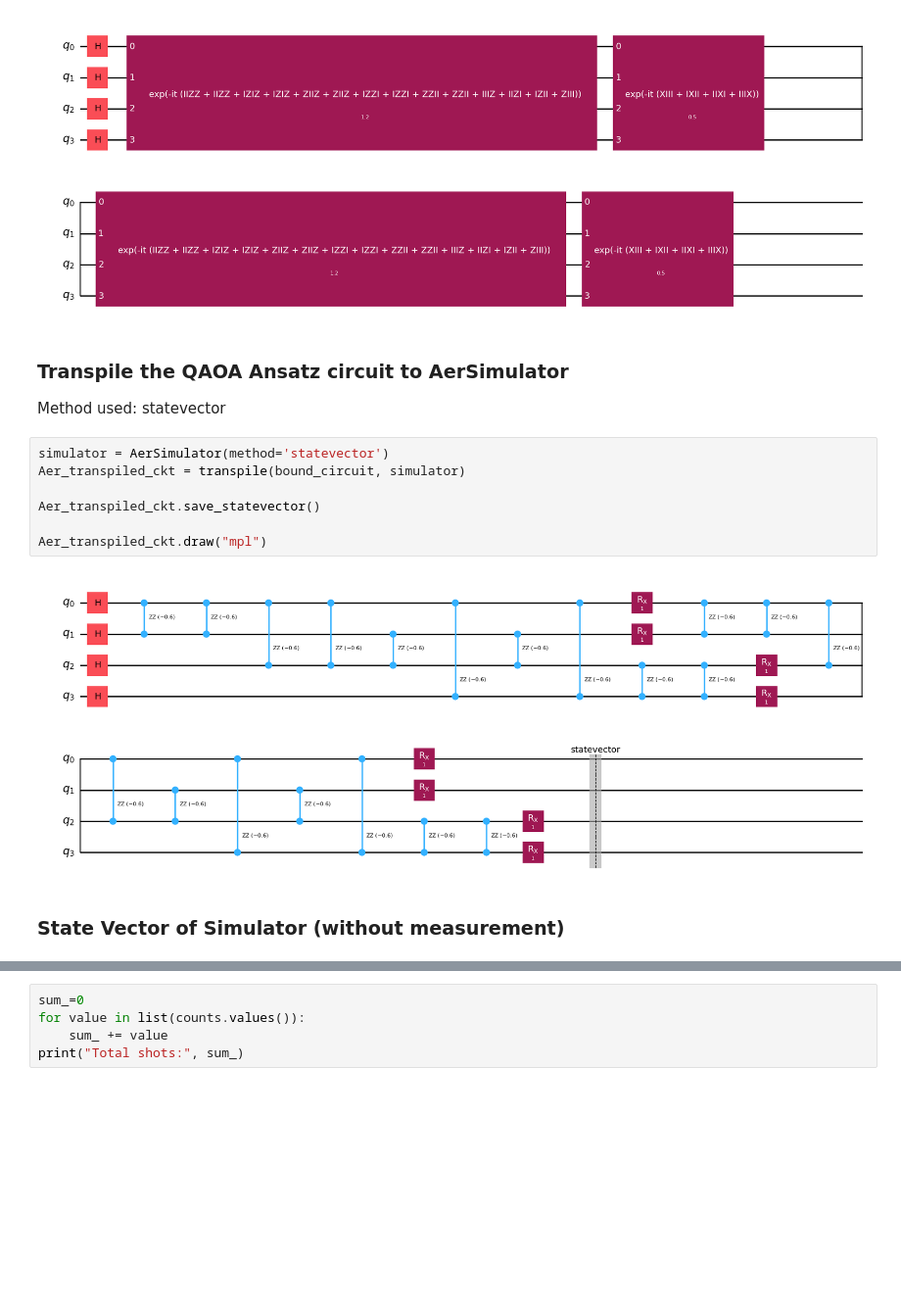
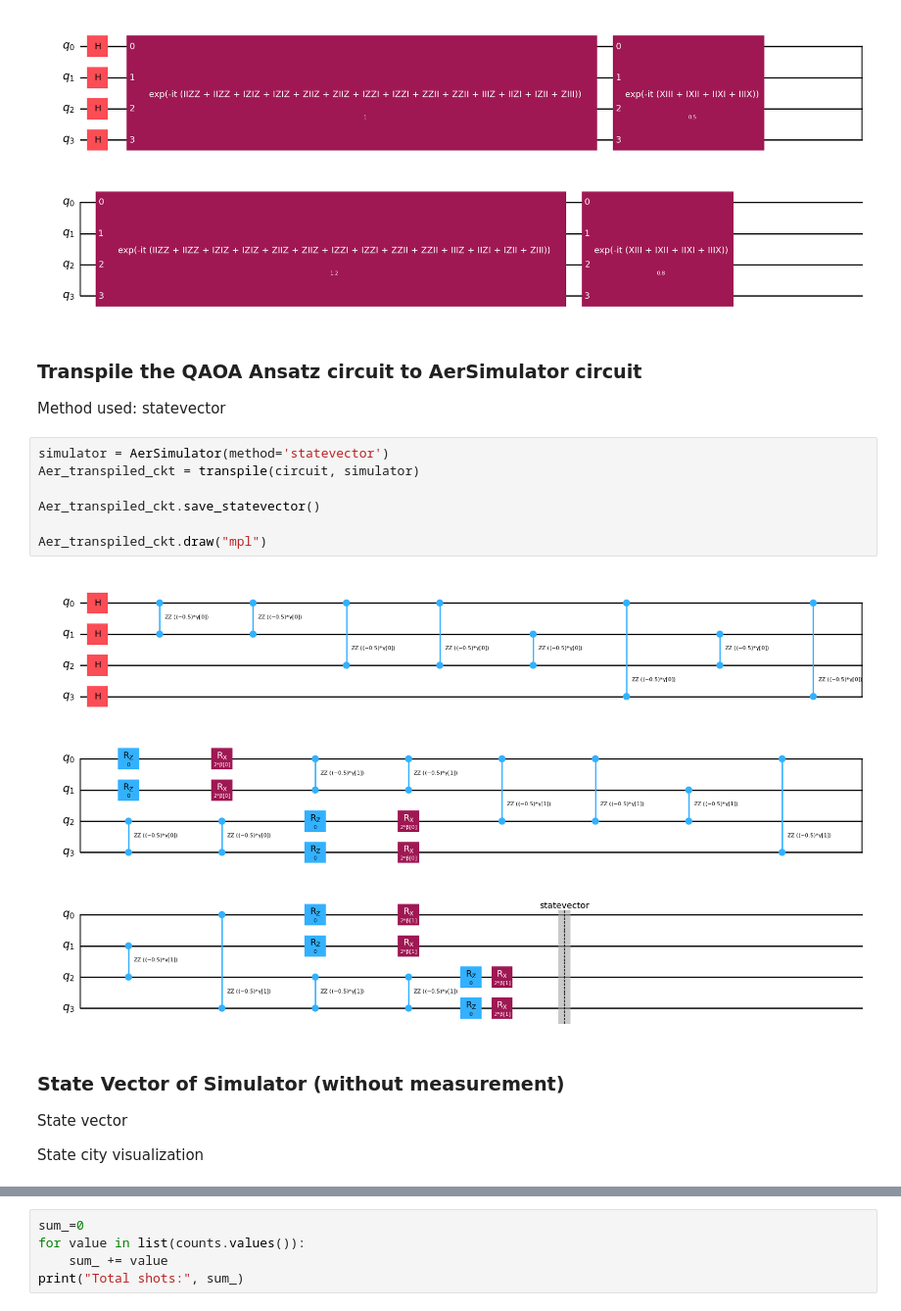
Before and after one commit to kcravi912/QpiAI_Quantum_Projects, a Jupyter notebook: 3_Optimizing Simple Scheduling Problems with QAOA/QAOA_Max-cut.ipynb, the cells around one changed output, grey strips where cells are left out. Shown at 98% size. Cells and saved outputs as stored; diff of their text form; blank space fills up the shorter version.

Commit message:
Parameter Optimization of Transpiled AerSimulator Circuit

```diff
--- a/3_Optimizing Simple Scheduling Problems with QAOA/QAOA_Max-cut.ipynb
+++ b/3_Optimizing Simple Scheduling Problems with QAOA/QAOA_Max-cut.ipynb
@@ -530,20 +530,24 @@ bound_circuit.decompose().draw("mpl")
 # %% [output]
 [figure]
 # %% [markdown]
-### Transpile the QAOA Ansatz circuit to AerSimulator
+### Transpile the QAOA Ansatz circuit to AerSimulator circuit
 
 Method used: statevector
 # %%
 simulator = AerSimulator(method='statevector')
-Aer_transpiled_ckt = transpile(bound_circuit, simulator)
+Aer_transpiled_ckt = transpile(circuit, simulator)
 
 Aer_transpiled_ckt.save_statevector()
 
 Aer_transpiled_ckt.draw("mpl")
 # %% [output]
-[figure, old version]
+[figure, new version]
 # %% [markdown]
 ### State Vector of Simulator (without measurement)
+
+State vector
+
+State city visualization
 # %%
 results = simulator.run(Aer_transpiled_ckt).result()
 counts = results.get_counts()
```
Also changed, not shown: parts of 17 cells of this notebook.
